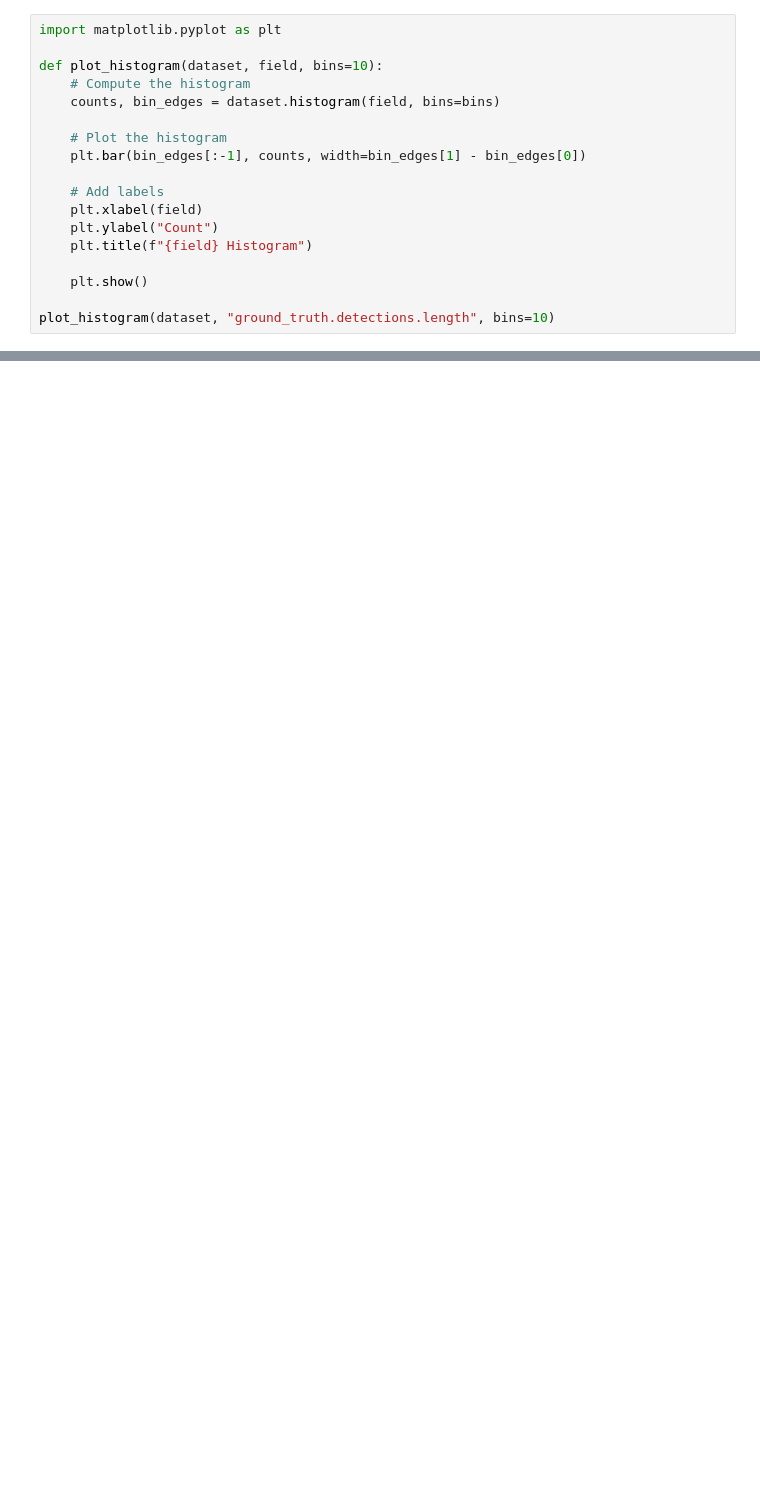
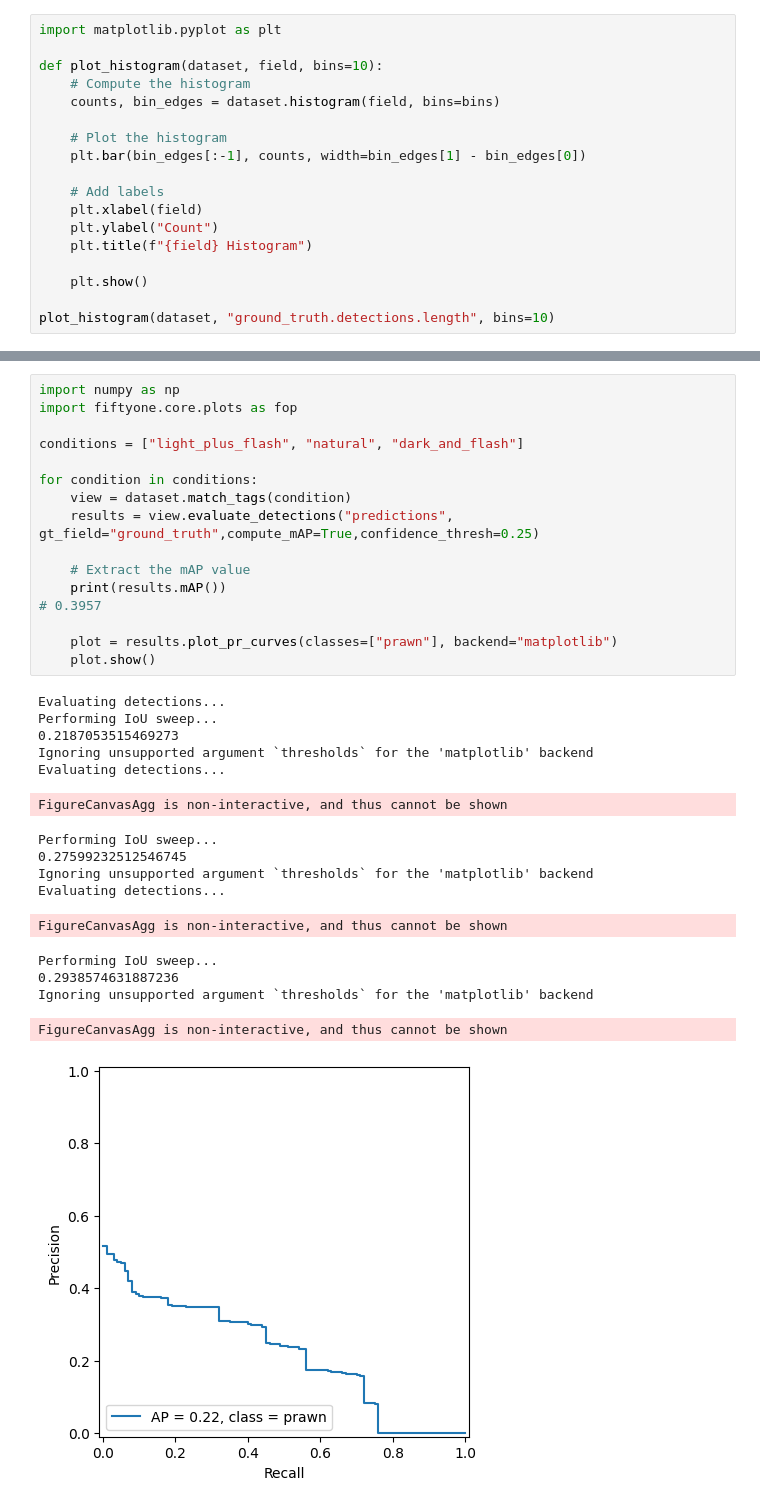
Before and after one commit to gbo999/Computer-Vision-for-Aquaculture-Monitoring-Robot, a Jupyter notebook: fifty_one/counting.ipynb, the cells around one changed output, grey strips where cells are left out. Saved outputs shown, nothing was run; the diff lists cells and outputs as text; blank space fills up the shorter version.

```diff
--- a/fifty_one/counting.ipynb
+++ b/fifty_one/counting.ipynb
@@ -364,0 +427,33 @@ Filename: C:\Users\gbo10\OneDrive\measurement_paper_images\current from roboflow
+# %%
+import numpy as np
+import fiftyone.core.plots as fop
+
+conditions = ["light_plus_flash", "natural", "dark_and_flash"]
+
+for condition in conditions:
+    view = dataset.match_tags(condition)
+    results = view.evaluate_detections("predictions", gt_field="ground_truth",compute_mAP=True,confidence_thresh=0.25)
+
+    # Extract the mAP value
+    print(results.mAP())
+# 0.3957
+
+    plot = results.plot_pr_curves(classes=["prawn"], backend="matplotlib")
+    plot.show()
+# %% [output]
+Evaluating detections...
+Performing IoU sweep...
+0.2187053515469273
+Ignoring unsupported argument `thresholds` for the 'matplotlib' backend
+Evaluating detections...
+FigureCanvasAgg is non-interactive, and thus cannot be shown
+Performing IoU sweep...
+0.27599232512546745
+Ignoring unsupported argument `thresholds` for the 'matplotlib' backend
+Evaluating detections...
+FigureCanvasAgg is non-interactive, and thus cannot be shown
+Performing IoU sweep...
+0.2938574631887236
+Ignoring unsupported argument `thresholds` for the 'matplotlib' backend
+FigureCanvasAgg is non-interactive, and thus cannot be shown
+[figure, added]
```
Also changed, not shown: parts of 12 cells of this notebook.
